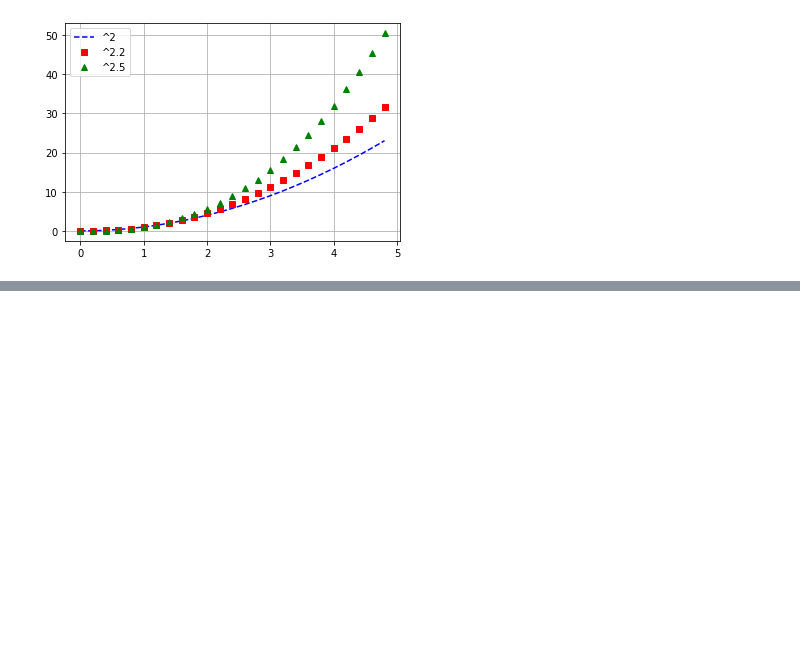
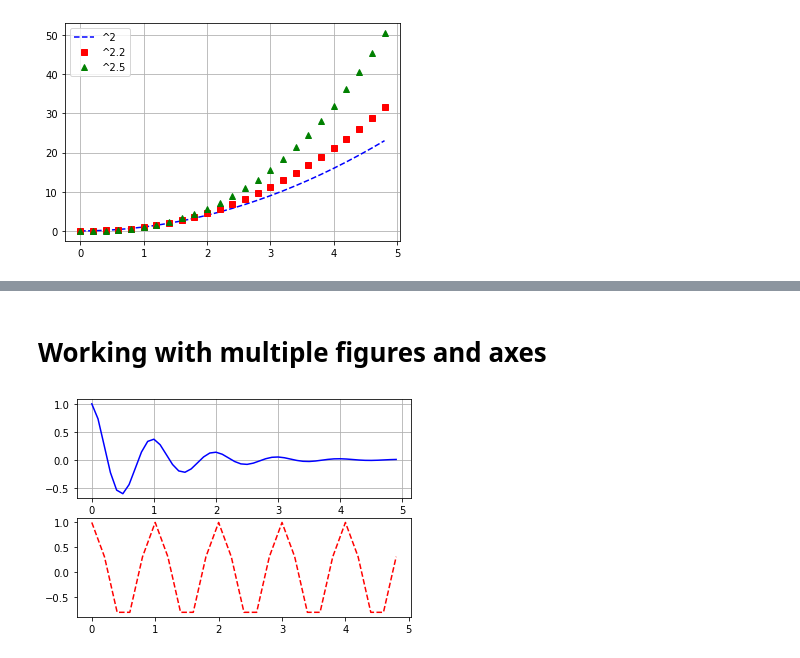
Before and after one commit to armanansari1997/Python_for_Data_Science, a Jupyter notebook: Scaler_free_Srikanth_Varma/matplotlib_pyplot.ipynb, the cells around one changed output, grey strips where cells are left out. Drawn from its saved outputs; the diff is of its cells as text; code cells hidden in the pictures; blank space fills up the shorter version.

```diff
--- a/Scaler_free_Srikanth_Varma/matplotlib_pyplot.ipynb
+++ b/Scaler_free_Srikanth_Varma/matplotlib_pyplot.ipynb
@@ -63,0 +98,23 @@ plt.show()
+# %% [markdown]
+# Working with multiple figures and axes
+# %%
+def f(t):
+    return np.exp(-t) * np.cos(2*np.pi*t)
+
+t1 = np.arange(0.0, 5.0, 0.1)
+t2 = np.arange(0.0, 5.0, 0.2)
+
+# Creating a figure
+plt.figure(1)
+
+# The subplot() commands Specifies numrows, numcols, and
+# fignum where fignum ranges from 1 to numsrows * numcols.
+plt.subplot(211) # 2=no. of rows, 1=no. of cols, and 1=figure no.
+plt.grid()
+plt.plot(t1, f(t1), 'b-')
+
+plt.subplot(212)
+plt.plot(t2, np.cos(2*np.pi*t2), 'r--')
+plt.show()
+# %% [output]
+[figure, added]
```
Also changed, not shown: parts of 5 cells of this notebook.
